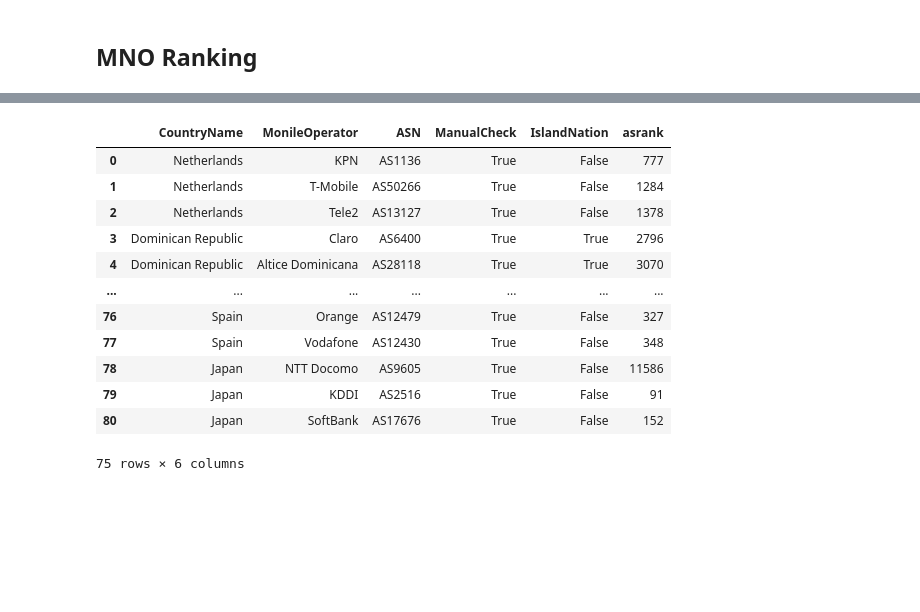
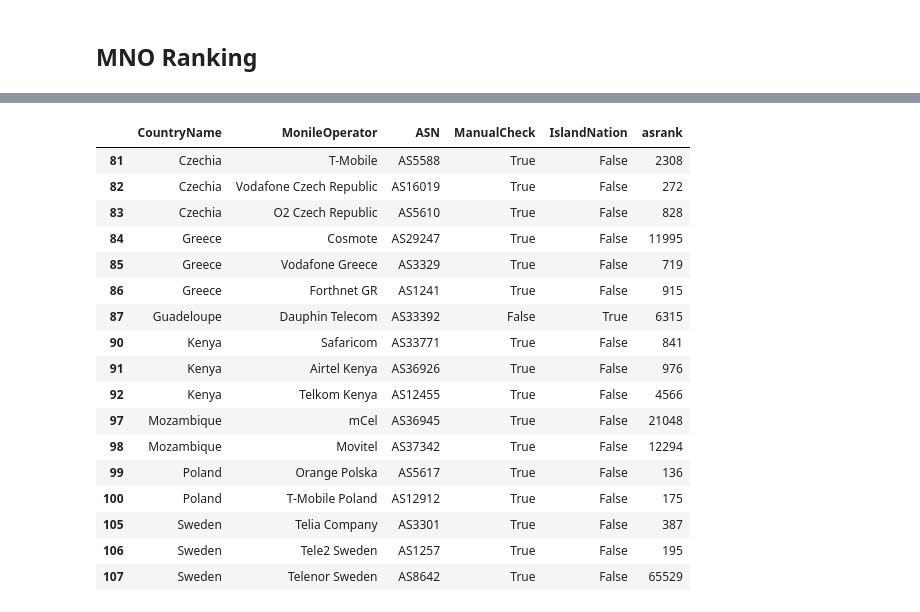
Before and after one commit to Rakagami/datascience_satellites_and_me, a Jupyter notebook: mno_data.ipynb, the cells around one changed output, grey strips where cells are left out. Saved outputs shown, nothing was run; the diff lists cells and outputs as text; code cells hidden in the pictures; blank space fills up the shorter version.

```diff
--- a/mno_data.ipynb
+++ b/mno_data.ipynb
@@ -174,4 +174,4 @@ len(set(mno_df["CountryName"]))
 # %% [output]
 34
 # %%
-set(mno_df["CountryName"]).difference(set(old_mno_df["CountryName"]))
+new_countries = set(mno_df["CountryName"]).difference(set(old_mno_df["CountryName"]))
@@ -276,21 +299,26 @@ getrank("AS50266")
 mno_df["asrank"] = mno_df["ASN"].apply(getrank)
 #mno_df = mno_df.set_index(["CountryName", "ASN"])
 # %%
-mno_df
+mno_df[mno_df["CountryName"].isin(new_countries)]
 # %% [output]
 |  | CountryName | MonileOperator | ASN | ManualCheck | IslandNation | asrank |
-| 0 | Netherlands | KPN | AS1136 | True | False | 777 |
-| 1 | Netherlands | T-Mobile | AS50266 | True | False | 1284 |
-| 2 | Netherlands | Tele2 | AS13127 | True | False | 1378 |
-| 3 | Dominican Republic | Claro | AS6400 | True | True | 2796 |
-| 4 | Dominican Republic | Altice Dominicana | AS28118 | True | True | 3070 |
-| ... | ... | ... | ... | ... | ... | ... |
-| 76 | Spain | Orange | AS12479 | True | False | 327 |
-| 77 | Spain | Vodafone | AS12430 | True | False | 348 |
-| 78 | Japan | NTT Docomo | AS9605 | True | False | 11586 |
-| 79 | Japan | KDDI | AS2516 | True | False | 91 |
-| 80 | Japan | SoftBank | AS17676 | True | False | 152 |
+| 81 | Czechia | T-Mobile | AS5588 | True | False | 2308 |
+| 82 | Czechia | Vodafone Czech Republic | AS16019 | True | False | 272 |
+| 83 | Czechia | O2 Czech Republic | AS5610 | True | False | 828 |
+| 84 | Greece | Cosmote | AS29247 | True | False | 11995 |
+| 85 | Greece | Vodafone Greece | AS3329 | True | False | 719 |
+| 86 | Greece | Forthnet GR | AS1241 | True | False | 915 |
+| 87 | Guadeloupe | Dauphin Telecom | AS33392 | False | True | 6315 |
+| 90 | Kenya | Safaricom | AS33771 | True | False | 841 |
+| 91 | Kenya | Airtel Kenya | AS36926 | True | False | 976 |
+| 92 | Kenya | Telkom Kenya | AS12455 | True | False | 4566 |
+| 97 | Mozambique | mCel | AS36945 | True | False | 21048 |
+| 98 | Mozambique | Movitel | AS37342 | True | False | 12294 |
+| 99 | Poland | Orange Polska | AS5617 | True | False | 136 |
+| 100 | Poland | T-Mobile Poland | AS12912 | True | False | 175 |
+| 105 | Sweden | Telia Company | AS3301 | True | False | 387 |
+| 106 | Sweden | Tele2 Sweden | AS1257 | True | False | 195 |
+| 107 | Sweden | Telenor Sweden | AS8642 | True | False | 65529 |
-75 rows × 6 columns
 # %%
 sss = "\n".join([
     "{} & {} & {} & {}\\\\ \\hline".format(
```
Also changed, not shown: parts of 7 cells of this notebook.
